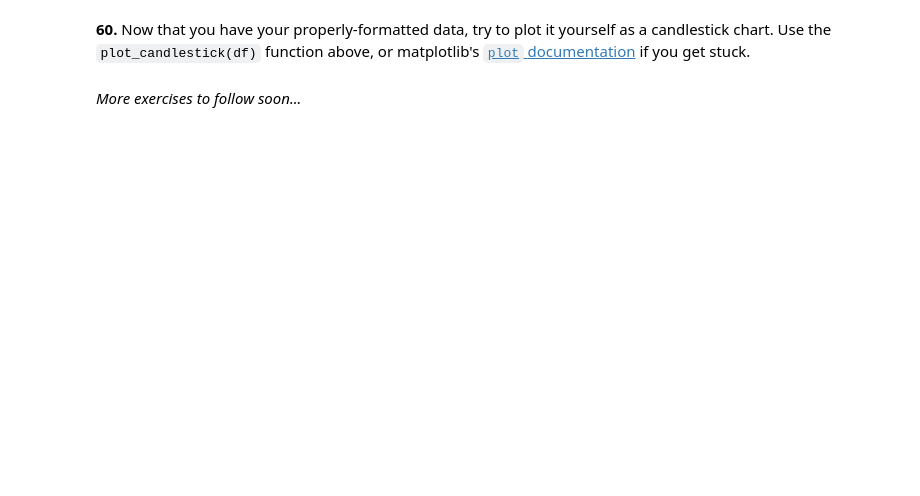
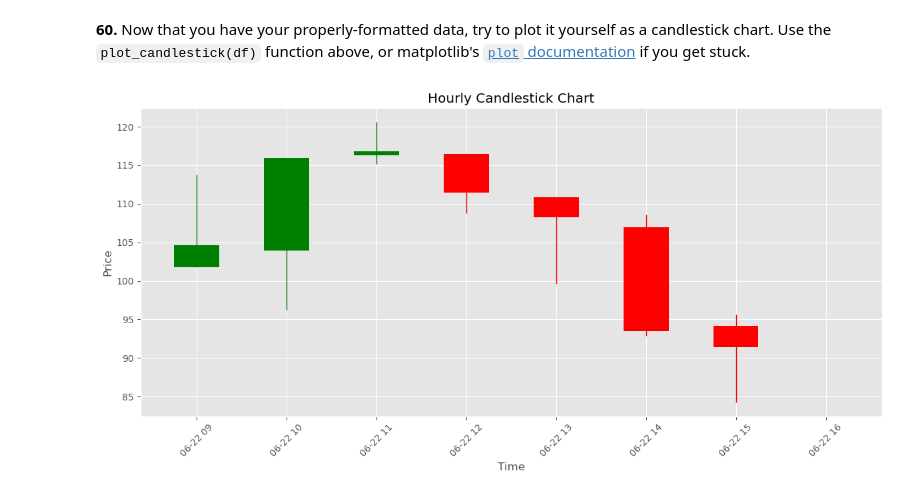
Before and after one commit to mt12-ml/Bootcamp-25-B2, a Jupyter notebook: Hassaan Mustafa/Day3/pandas-questions.ipynb, the cells around one changed output. Cells and saved outputs as stored; diff of their text form; code cells hidden in the pictures; blank space fills up the shorter version.

````diff
--- a/Hassaan Mustafa/Day3/pandas-questions.ipynb
+++ b/Hassaan Mustafa/Day3/pandas-questions.ipynb
@@ -771,3 +1034,11 @@ To begin, generate a DataFrame `df` with two columns, `'x'` and `'y'` containing
 1  0  1
 2  0  2
 ```
+# %%
+import pandas as pd
+X = 5
+Y = 4
+coords = [(x, y) for x in range(X) for y in range(Y)]
+df = pd.DataFrame(coords, columns=['x', 'y'])
+
+print(df.head())
@@ -774,2 +1052,6 @@ To begin, generate a DataFrame `df` with two columns, `'x'` and `'y'` containing
 # %% [markdown]
 **52**. For this DataFrame `df`, create a new column of zeros (safe) and ones (mine). The probability of a mine occuring at each location should be 0.4.
+# %%
+import numpy as np
+df['mine'] = np.random.choice([0, 1], size=len(df), p=[0.6, 0.4])
+print(df.head())
@@ -836,2 +1237,12 @@ df = pd.DataFrame({"revenue":[57,68,63,71,72,90,80,62,59,51,47,52],
 # %% [markdown]
 **59.** Generate a day's worth of random stock data, and aggregate / reformat it so that it has hourly summaries of the opening, highest, lowest, and closing prices
+# %%
+rng = pd.date_range('2024-06-22 09:00', '2024-06-22 16:00', freq='T')
+n = len(rng)
+
+np.random.seed(0)
+price = 100 + np.cumsum(np.random.randn(n))
+
+df = pd.DataFrame({'price': price}, index=rng)
+ohlc = df['price'].resample('H').ohlc()
+print(ohlc)
@@ -838,4 +1259,27 @@ df = pd.DataFrame({"revenue":[57,68,63,71,72,90,80,62,59,51,47,52],
 # %% [markdown]
 **60.** Now that you have your properly-formatted data, try to plot it yourself as a candlestick chart.  Use the ```plot_candlestick(df)``` function above, or matplotlib's [```plot``` documentation](https://matplotlib.org/api/_as_gen/matplotlib.axes.Axes.plot.html) if you get stuck.
-# %% [markdown]
-*More exercises to follow soon...*
+# %%
+ohlc = ohlc.reset_index()
+fig, ax = plt.subplots(figsize=(12, 6))
+width = pd.Timedelta(minutes=30)
+
+for i, row in ohlc.iterrows():
+    t = row['index']
+    o, h, l, c = row['open'], row['high'], row['low'], row['close']
+
+    color = 'green' if c >= o else 'red'
+
+    ax.vlines(t, l, h, color=color, linewidth=1)
+
+    ax.bar(t, c - o, bottom=o, width=width, color=color, align='center')
+
+ax.set_title('Hourly Candlestick Chart')
+ax.set_xlabel('Time')
+ax.set_ylabel('Price')
+plt.xticks(rotation=45)
+plt.grid(True)
+
+plt.tight_layout()
+plt.show()
+# %% [output]
+[figure, added]
````
Also changed, not shown: parts of 33 cells of this notebook.
